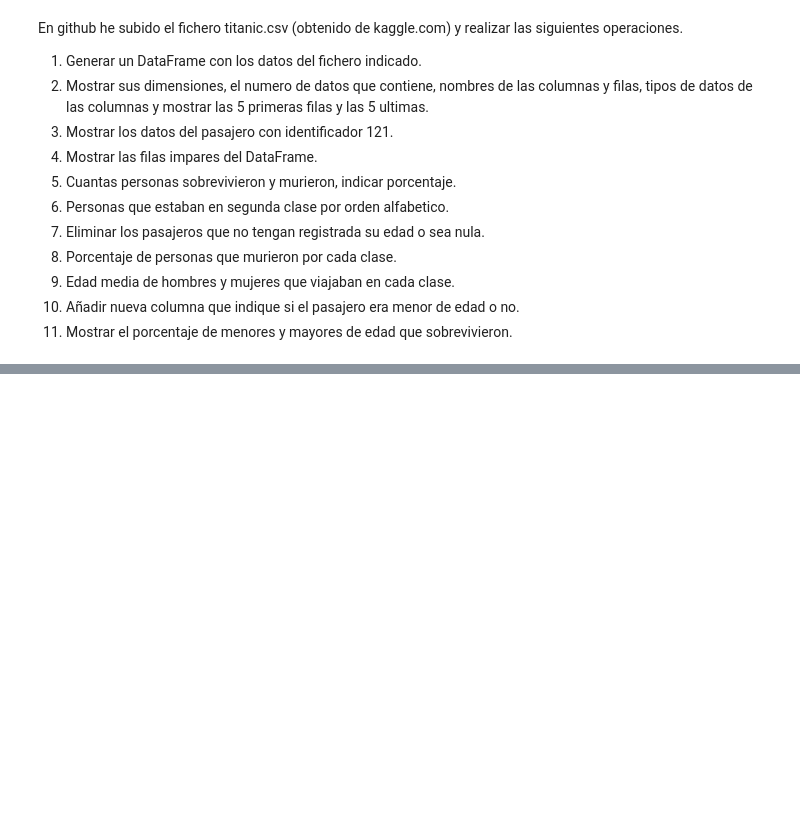
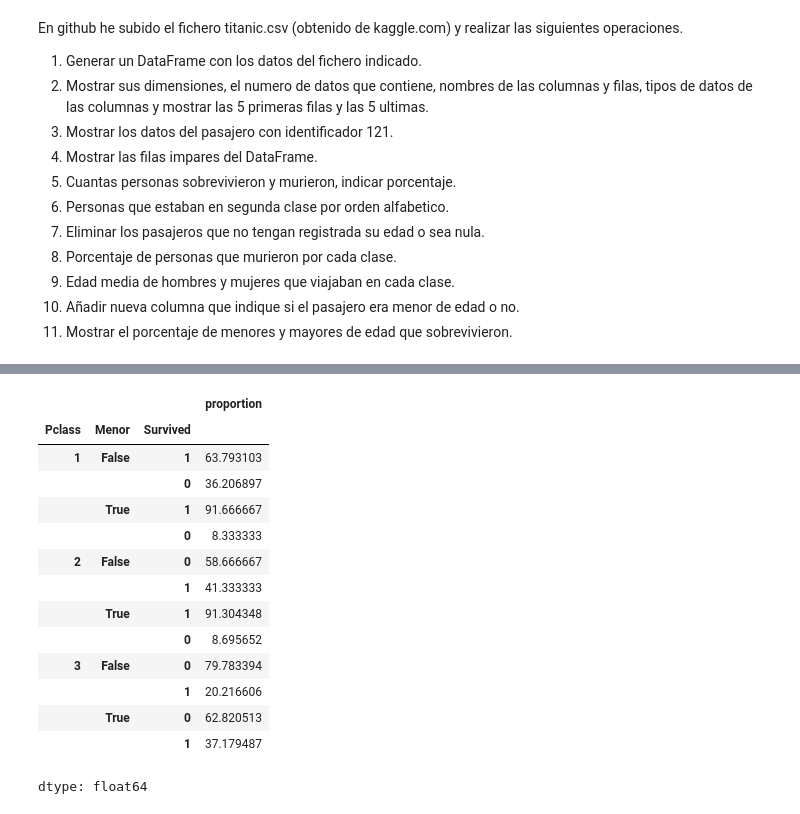
Before and after one commit to A2016049FacioParra/DesarrolloP3, a Jupyter notebook: pandasEjerciciosDataFramePlantilla.ipynb, the cells around one changed output, grey strips where cells are left out. Cells and saved outputs as stored; diff of their text form; code cells hidden in the pictures; blank space fills up the shorter version.

```diff
--- a/pandasEjerciciosDataFramePlantilla.ipynb
+++ b/pandasEjerciciosDataFramePlantilla.ipynb
@@ -29,0 +188,5 @@ En github he subido el fichero titanic.csv (obtenido de kaggle.com) y realizar l
+# %%
+#10. Menor de edad
+titanic['Menor']=titanic['Age']<18
+titanic['Menor'].head()
+#titanic.head()
@@ -29,0 +207,19 @@ En github he subido el fichero titanic.csv (obtenido de kaggle.com) y realizar l
+# %%
+#11. Mostrar % de Menores y Mayores de Edad
+titanic.groupby(['Pclass', 'Menor'])['Survived'].value_counts(normalize= True)*100
+# %% [output]
+|  |  |  | proportion |
+| Pclass | Menor | Survived |  |
+| 1 | False | 1 | 63.793103 |
+|  |  | 0 | 36.206897 |
+|  | True | 1 | 91.666667 |
+|  |  | 0 | 8.333333 |
+| 2 | False | 0 | 58.666667 |
+|  |  | 1 | 41.333333 |
+|  | True | 1 | 91.304348 |
+|  |  | 0 | 8.695652 |
+| 3 | False | 0 | 79.783394 |
+|  |  | 1 | 20.216606 |
+|  | True | 0 | 62.820513 |
+|  |  | 1 | 37.179487 |
+dtype: float64
```
Also changed, not shown: parts of 14 cells of this notebook.
